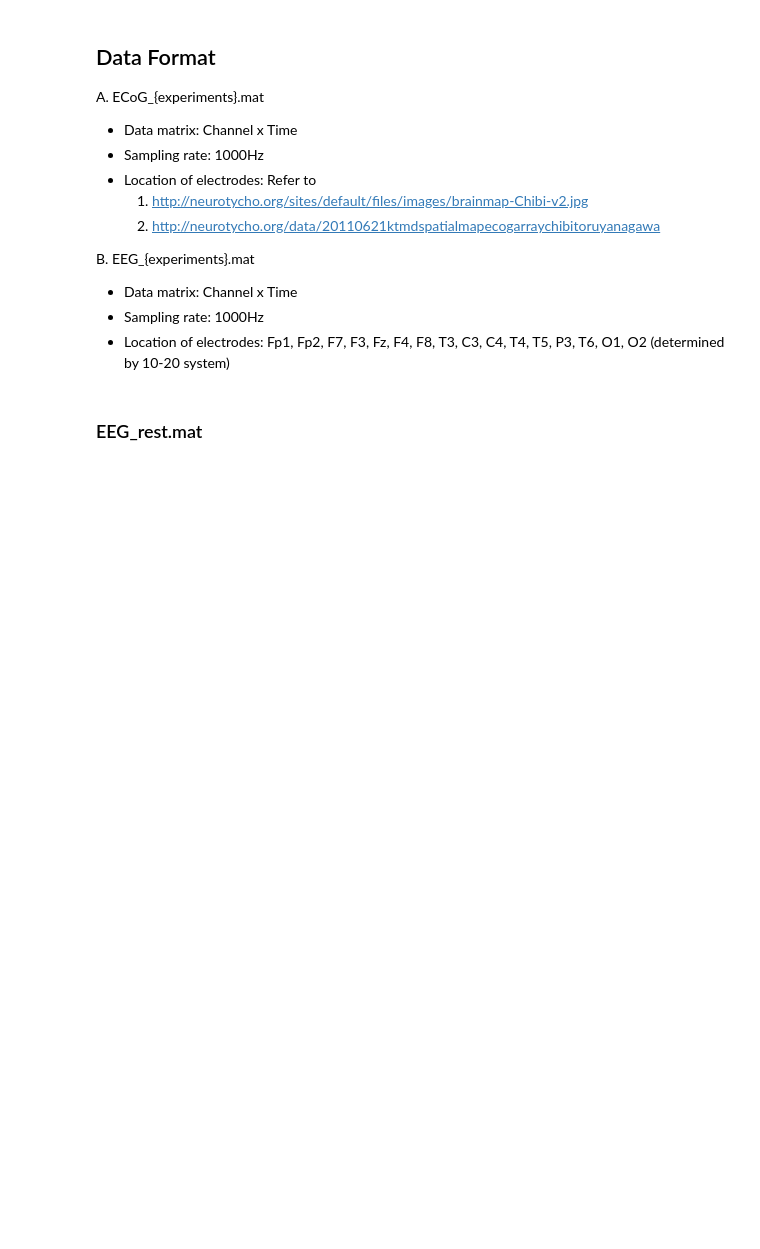
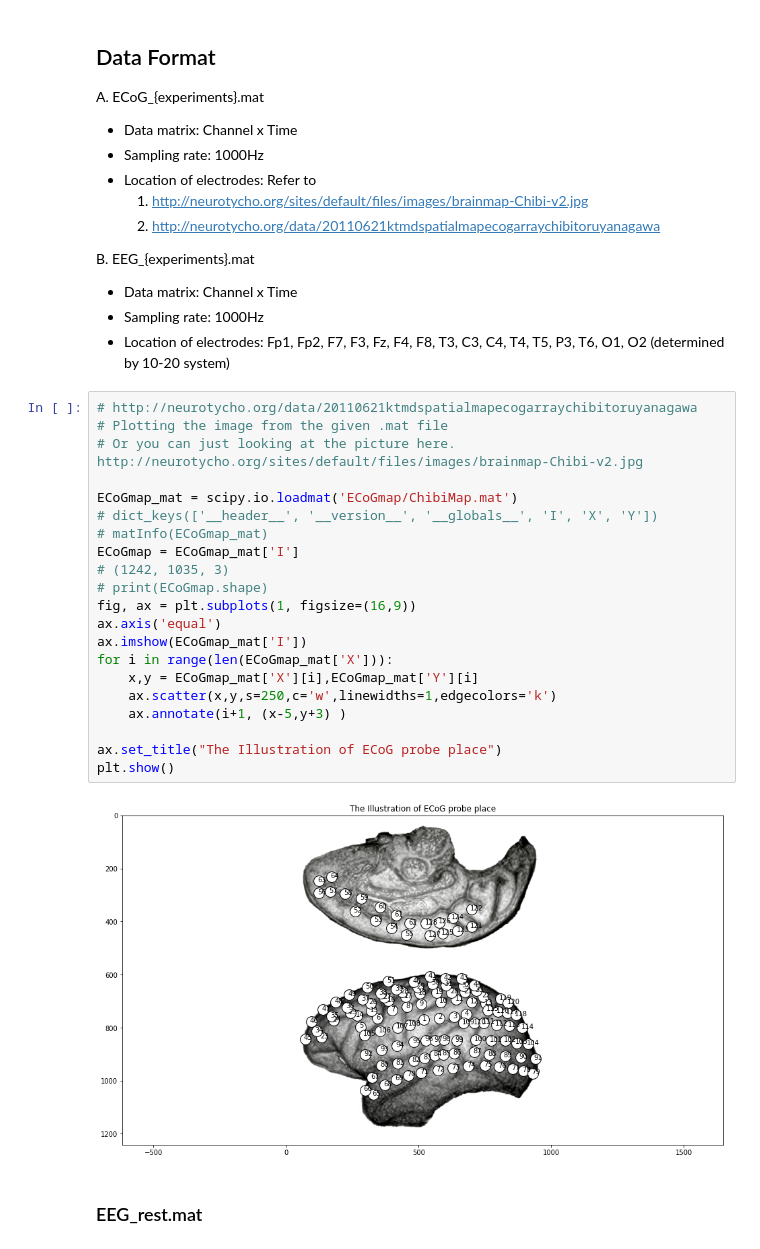
Before and after one commit to akraradets/BSS-on-EEG, a Jupyter notebook: reading-mat.ipynb, the cells around one changed output. Saved outputs shown, nothing was run; the diff lists cells and outputs as text; blank space fills up the shorter version.

Commit message:
plotting picture

```diff
--- a/reading-mat.ipynb
+++ b/reading-mat.ipynb
@@ -37,6 +22,29 @@ B. EEG_{experiments}.mat
 - Data matrix: Channel x Time
 - Sampling rate: 1000Hz
 - Location of electrodes: Fp1, Fp2, F7, F3, Fz, F4, F8, T3, C3, C4, T4, T5, P3, T6, O1, O2 (determined by 10-20 system)
+# %%
+# http://neurotycho.org/data/20110621ktmdspatialmapecogarraychibitoruyanagawa
+# Plotting the image from the given .mat file
+# Or you can just looking at the picture here. http://neurotycho.org/sites/default/files/images/brainmap-Chibi-v2.jpg
+
+ECoGmap_mat = scipy.io.loadmat('ECoGmap/ChibiMap.mat')
+# dict_keys(['__header__', '__version__', '__globals__', 'I', 'X', 'Y'])
+# matInfo(ECoGmap_mat)
+ECoGmap = ECoGmap_mat['I']
+# (1242, 1035, 3)
+# print(ECoGmap.shape)
+fig, ax = plt.subplots(1, figsize=(16,9))
+ax.axis('equal')
+ax.imshow(ECoGmap_mat['I'])
+for i in range(len(ECoGmap_mat['X'])):
+    x,y = ECoGmap_mat['X'][i],ECoGmap_mat['Y'][i]
+    ax.scatter(x,y,s=250,c='w',linewidths=1,edgecolors='k')
+    ax.annotate(i+1, (x-5,y+3) )
+
+ax.set_title("The Illustration of ECoG probe place")
+plt.show()
+# %% [output]
+[figure, added]
 # %% [markdown]
 ### EEG_rest.mat
 # %%
```
Also changed, not shown: parts of 1 cell of this notebook.
